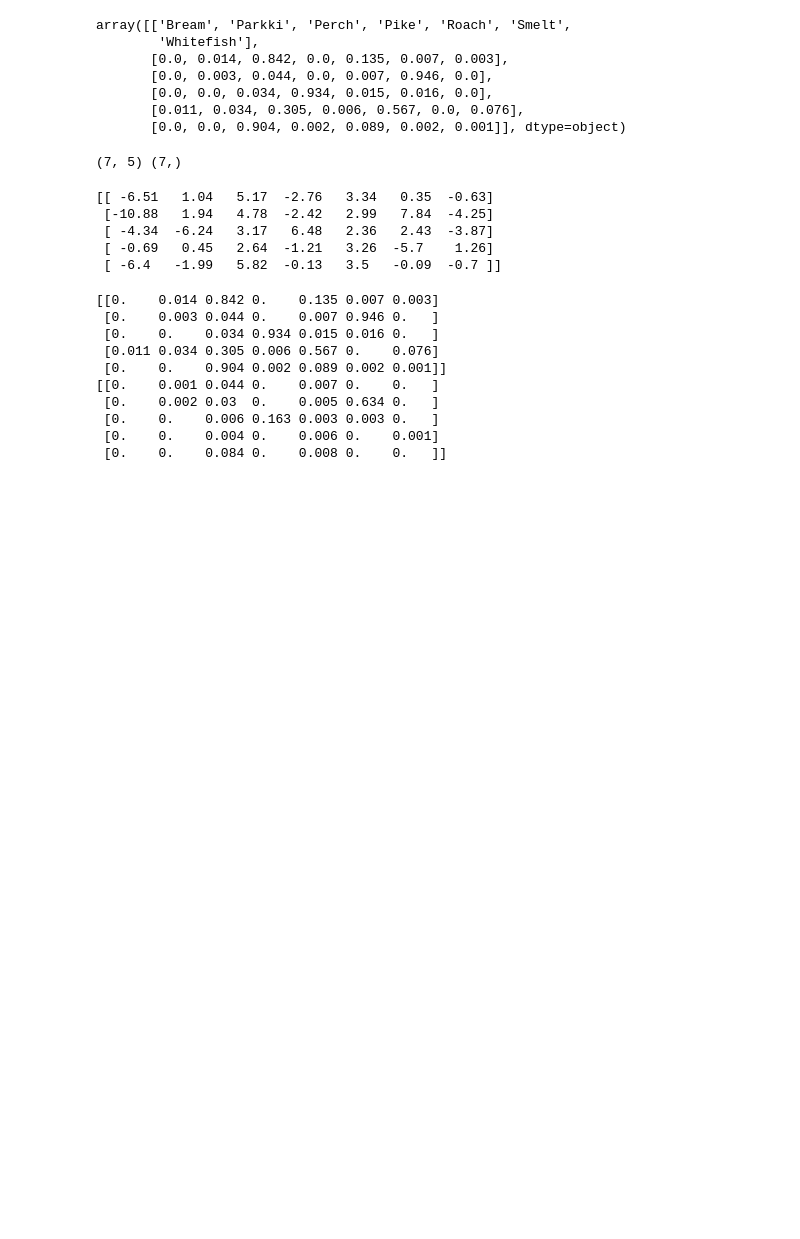
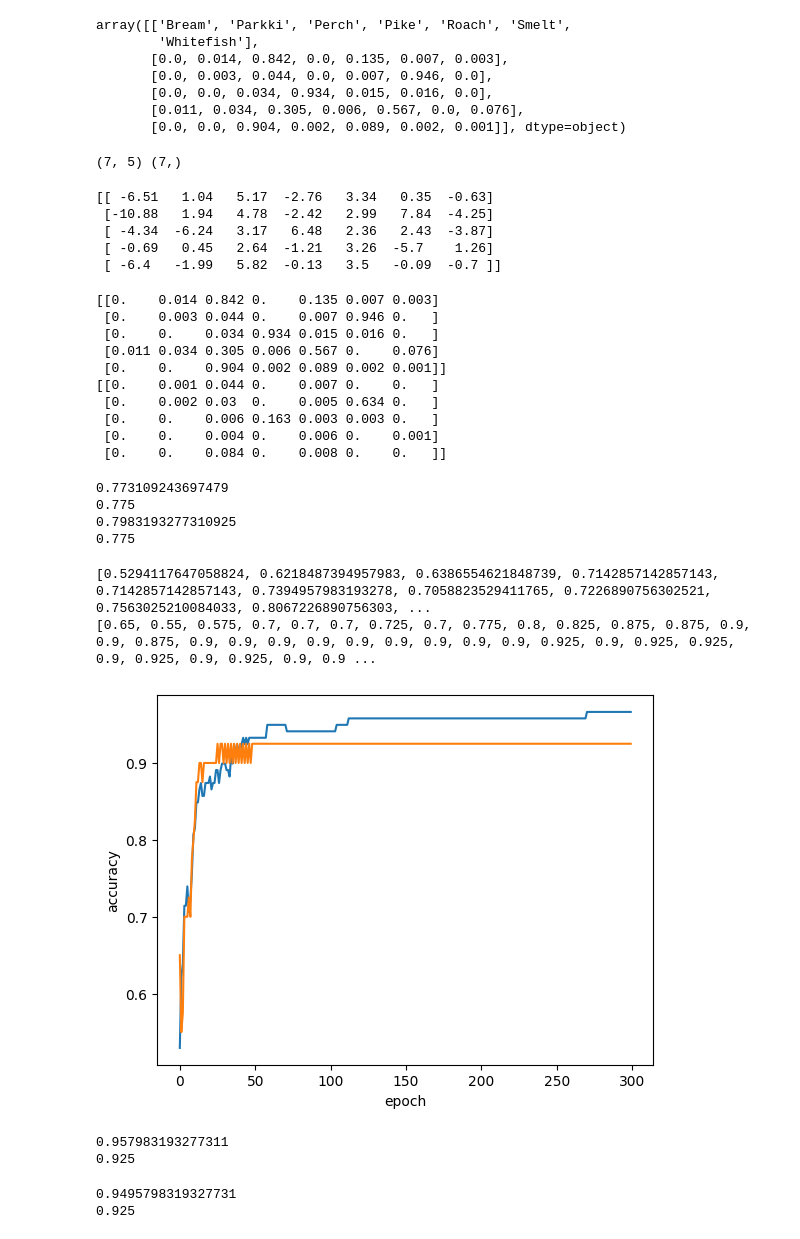
Before and after one commit to data-shkim/book-self-study-ml-dl, a Jupyter notebook: 혼자공부하는머신러닝+딥러닝_04.ipynb, the cells around one changed output. Saved outputs shown, nothing was run; the diff lists cells and outputs as text; code cells hidden in the pictures; blank space fills up the shorter version.

```diff
--- a/혼자공부하는머신러닝+딥러닝_04.ipynb
+++ b/혼자공부하는머신러닝+딥러닝_04.ipynb
@@ -189,0 +206,68 @@ print(np.round(proba, decimals=3))
+# %%
+from sklearn.model_selection import train_test_split
+
+train_input, test_input, train_target, test_target = train_test_split(fish_input, fish_target, random_state=42)
+# %%
+from sklearn.preprocessing import StandardScaler
+ss = StandardScaler()
+ss.fit(train_input)
+train_scaled = ss.transform(train_input)
+test_scaled = ss.transform(test_input)
+# %%
+from sklearn.linear_model import SGDClassifier
+
+sc = SGDClassifier(loss='log_loss', max_iter=10, random_state=42)
+sc.fit(train_scaled, train_target)
+print(sc.score(train_scaled, train_target))
+print(sc.score(test_scaled, test_target))
+
+sc.partial_fit(train_scaled, train_target)  # 호출할 때마다 1에포크씩 이어서 훈련
+print(sc.score(train_scaled, train_target))
+print(sc.score(test_scaled, test_target))
+# %% [output]
+0.773109243697479
+0.775
+0.7983193277310925
+0.775
+# %%
+import numpy as np
+sc = SGDClassifier(loss='log_loss', random_state=42)
+train_score = []
+test_score = []
+classes = np.unique(train_target)
+
+for _ in range(0, 300):
+  sc.partial_fit(train_scaled, train_target, classes=classes)
+  train_score.append(sc.score(train_scaled, train_target))
+  test_score.append(sc.score(test_scaled, test_target))
+
+print(train_score)
+print(test_score)
+# %% [output]
+[0.5294117647058824, 0.6218487394957983, 0.6386554621848739, 0.7142857142857143, 0.7142857142857143, 0.7394957983193278, 0.7058823529411765, 0.7226890756302521, 0.7563025210084033, 0.8067226890756303, ...
+[0.65, 0.55, 0.575, 0.7, 0.7, 0.7, 0.725, 0.7, 0.775, 0.8, 0.825, 0.875, 0.875, 0.9, 0.9, 0.875, 0.9, 0.9, 0.9, 0.9, 0.9, 0.9, 0.9, 0.9, 0.9, 0.925, 0.9, 0.925, 0.925, 0.9, 0.925, 0.9, 0.925, 0.9, 0.9 ...
+# %%
+import matplotlib.pyplot as plt
+plt.plot(train_score)
+plt.plot(test_score)
+plt.xlabel('epoch')
+plt.ylabel('accuracy')
+plt.show()
+# %% [output]
+[figure, added]
+# %%
+sc = SGDClassifier(loss='log_loss', max_iter=100, tol=None, random_state=42)
+sc.fit(train_scaled, train_target)
+print(sc.score(train_scaled, train_target))
+print(sc.score(test_scaled, test_target))
+# %% [output]
+0.957983193277311
+0.925
+# %%
+sc = SGDClassifier(loss='hinge', max_iter=100, tol=None, random_state=42) # hinge 손실
+sc.fit(train_scaled, train_target)
+print(sc.score(train_scaled, train_target))
+print(sc.score(test_scaled, test_target))
+# %% [output]
+0.9495798319327731
+0.925
```
Also changed, not shown: parts of 4 cells of this notebook.
